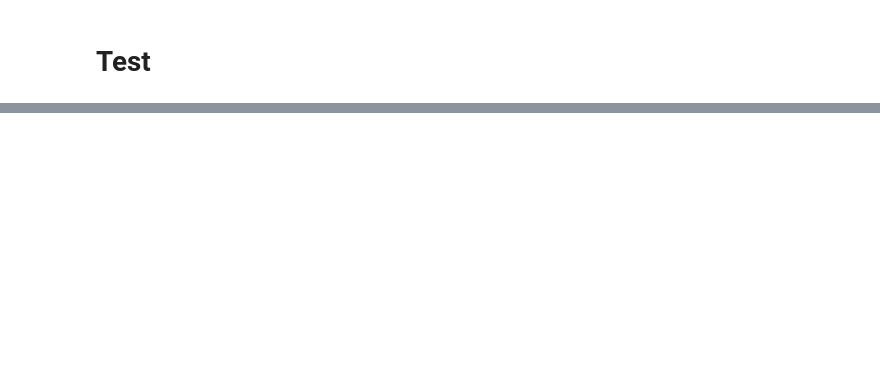
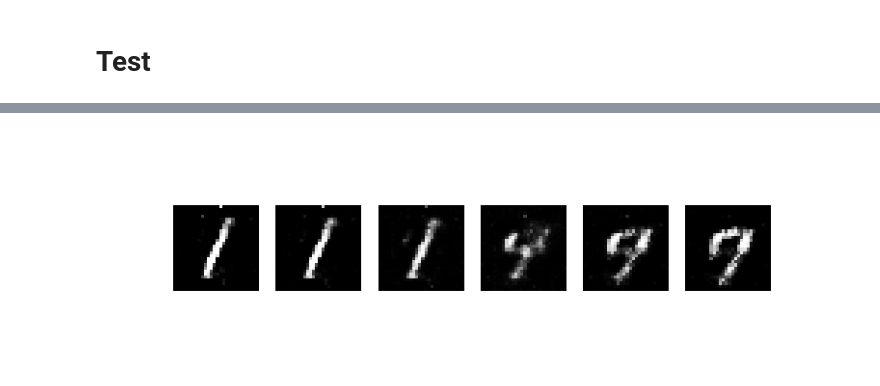
Before and after one commit to wakame-tech/994G601-gan-morphing, a Jupyter notebook: gan.ipynb, the cells around one changed output, grey strips where cells are left out. Saved outputs shown, nothing was run; the diff lists cells and outputs as text; code cells hidden in the pictures; blank space fills up the shorter version.

Commit message:
add: morphing

```diff
--- a/gan.ipynb
+++ b/gan.ipynb
@@ -310,0 +354,30 @@ print(images)
+# %%
+def morphing(z1, z2, step: int):
+    """
+    do morphing with [step]s
+    """
+    res = []
+    for alpha in np.linspace(0.0, 1.0, step):
+        z = torch.zeros(config.batch_size, config.in_dim, device=device)
+        interp = torch.Tensor((1.0 - alpha) * z1 + alpha * z2)
+        z[0, :] = interp
+        # (batch_size, channel, width, height)
+        out = generator(z).cpu().view(-1, *shape).detach().numpy()
+        # (width, height, channel)
+        image = np.transpose(out[0], (1, 2, 0))
+        res.append((alpha, image))
+    return res
+
+# (in_dim)
+z_of_1, z_of_9 = np.average(zs_of_1, axis=0), np.average(zs_of_9, axis=0)
+
+step = 6
+imgs = morphing(z_of_1, z_of_9, step)
+plt.figure(figsize=(1, step), dpi=800)
+for i, (alpha, image) in enumerate(imgs):
+    plt.subplot(1, step, i + 1, label=f'alpha: {alpha}')
+    plt.axis('off')
+    plt.imshow(image, cmap='gray')
+plt.show()
+# %% [output]
+[figure, added]
```
Also changed, not shown: parts of 9 cells of this notebook.
